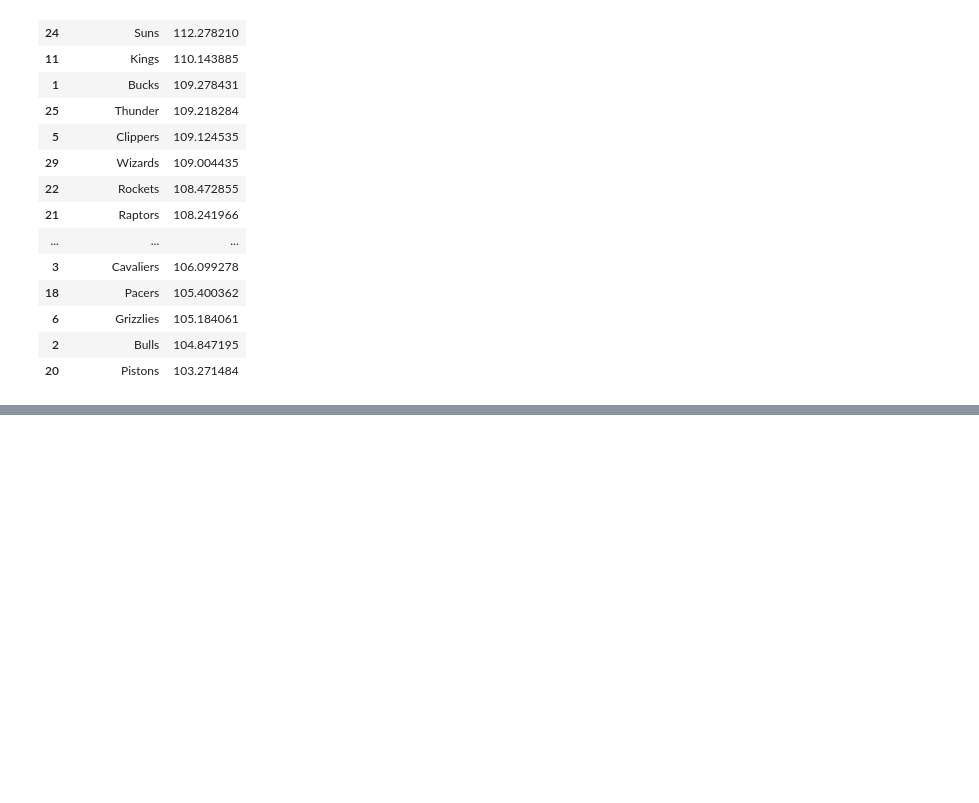
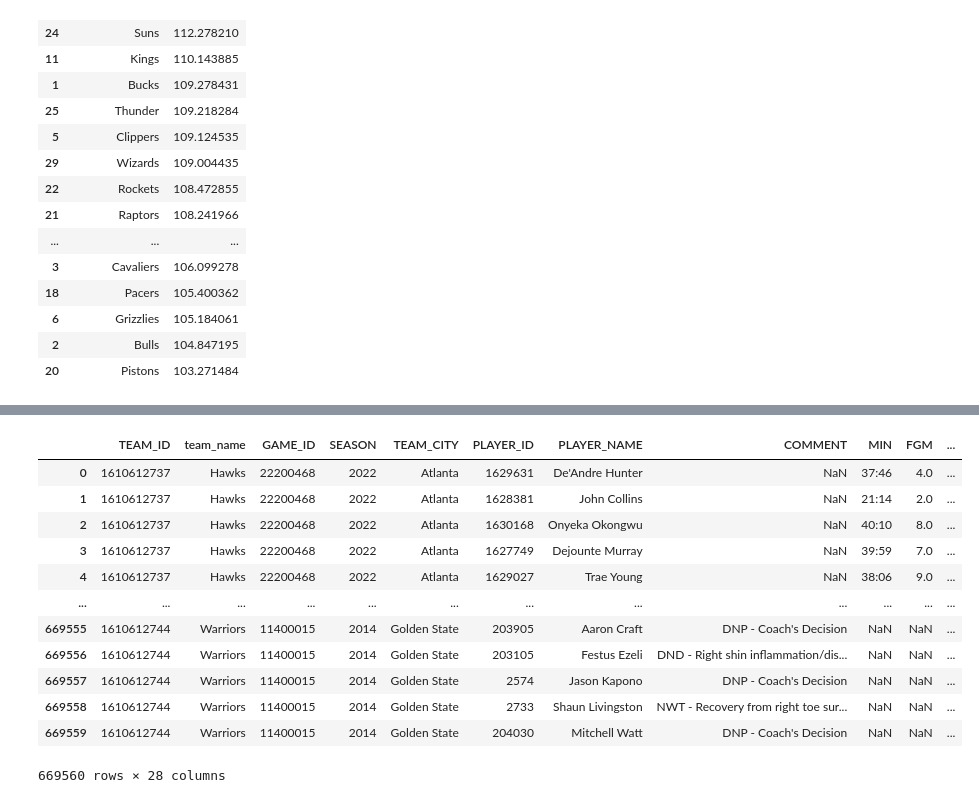
Before and after one commit to alexakh95/Game_prediction, a Jupyter notebook: nba_game_prediction.ipynb, the cells around one changed output, grey strips where cells are left out. Cells and saved outputs as stored; diff of their text form; code cells hidden in the pictures; blank space fills up the shorter version.

```diff
--- a/nba_game_prediction.ipynb
+++ b/nba_game_prediction.ipynb
@@ -426,0 +507,2 @@ plt.show()
+# %%
+game_id = games[["GAME_ID","SEASON"]]
@@ -426,0 +518,21 @@ plt.show()
+# %%
+games_det =pd.merge(game_id, games_details, left_on= "GAME_ID", right_on="GAME_ID", how="inner")
+# %%
+games_det = pd.merge(teams[["TEAM_ID", "team_name"]], games_det, left_on="TEAM_ID", right_on="TEAM_ID", how="inner")
+# %%
+games_det = games_det.drop(columns=["NICKNAME","START_POSITION","TEAM_ABBREVIATION"])
+games_det
+# %% [output]
+|  | TEAM_ID | team_name | GAME_ID | SEASON | TEAM_CITY | PLAYER_ID | PLAYER_NAME | COMMENT | MIN | FGM | ... |
+| 0 | 1610612737 | Hawks | 22200468 | 2022 | Atlanta | 1629631 | De'Andre Hunter | NaN | 37:46 | 4.0 | ... |
+| 1 | 1610612737 | Hawks | 22200468 | 2022 | Atlanta | 1628381 | John Collins | NaN | 21:14 | 2.0 | ... |
+| 2 | 1610612737 | Hawks | 22200468 | 2022 | Atlanta | 1630168 | Onyeka Okongwu | NaN | 40:10 | 8.0 | ... |
+| 3 | 1610612737 | Hawks | 22200468 | 2022 | Atlanta | 1627749 | Dejounte Murray | NaN | 39:59 | 7.0 | ... |
+| 4 | 1610612737 | Hawks | 22200468 | 2022 | Atlanta | 1629027 | Trae Young | NaN | 38:06 | 9.0 | ... |
+| ... | ... | ... | ... | ... | ... | ... | ... | ... | ... | ... | ... |
+| 669555 | 1610612744 | Warriors | 11400015 | 2014 | Golden State | 203905 | Aaron Craft | DNP - Coach's Decision | NaN | NaN | ... |
+| 669556 | 1610612744 | Warriors | 11400015 | 2014 | Golden State | 203105 | Festus Ezeli | DND - Right shin inflammation/dis... | NaN | NaN | ... |
+| 669557 | 1610612744 | Warriors | 11400015 | 2014 | Golden State | 2574 | Jason Kapono | DNP - Coach's Decision | NaN | NaN | ... |
+| 669558 | 1610612744 | Warriors | 11400015 | 2014 | Golden State | 2733 | Shaun Livingston | NWT - Recovery from right toe sur... | NaN | NaN | ... |
+| 669559 | 1610612744 | Warriors | 11400015 | 2014 | Golden State | 204030 | Mitchell Watt | DNP - Coach's Decision | NaN | NaN | ... |
+669560 rows × 28 columns
```
Also changed, not shown: parts of 20 cells of this notebook.
